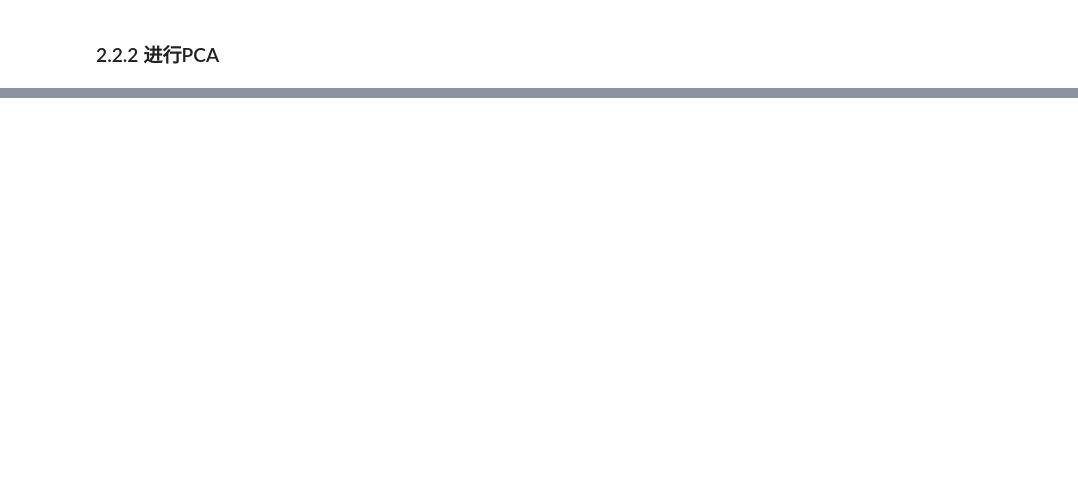
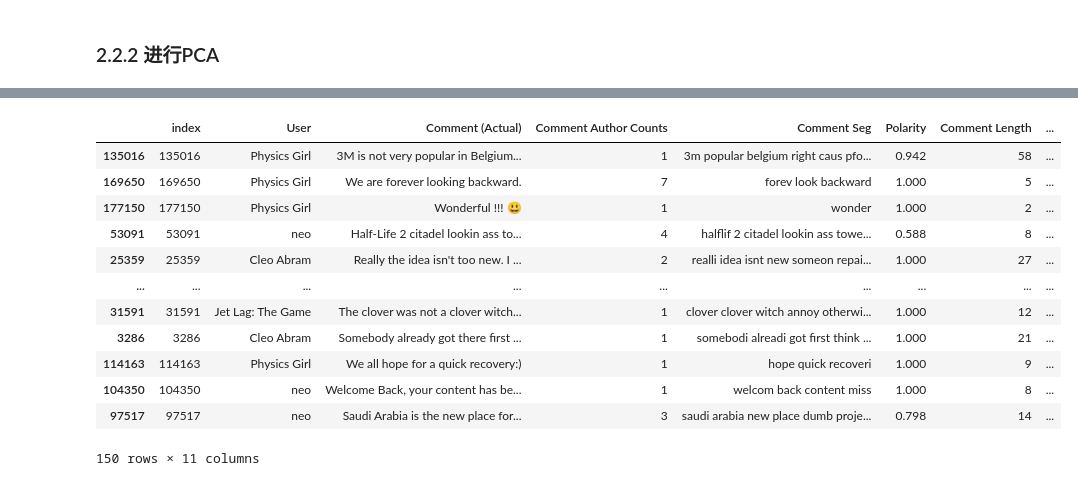
Before and after one commit to Blackteaxx/PythonDataAnalyze, a Jupyter notebook: PCA&Clustered/test.ipynb, the cells around one changed output, grey strips where cells are left out. Cells and saved outputs as stored; diff of their text form; code cells hidden in the pictures; blank space fills up the shorter version.

```diff
--- a/PCA&Clustered/test.ipynb
+++ b/PCA&Clustered/test.ipynb
@@ -261,0 +317,4 @@ np.savetxt("bertlabelPCA.csv", reduced_data, delimiter=',', fmt='%.8f')
+# %%
+testdf = finaldf.sample(n=150)
+testdf
+testdf.to_csv("testDataSet.csv", index=False)
@@ -261,0 +325,16 @@ np.savetxt("bertlabelPCA.csv", reduced_data, delimiter=',', fmt='%.8f')
+# %%
+testdf
+# %% [output]
+|  | index | User | Comment (Actual) | Comment Author Counts | Comment Seg | Polarity | Comment Length | ... |
+| 135016 | 135016 | Physics Girl | 3M is not very popular in Belgium... | 1 | 3m popular belgium right caus pfo... | 0.942 | 58 | ... |
+| 169650 | 169650 | Physics Girl | We are forever looking backward. | 7 | forev look backward | 1.000 | 5 | ... |
+| 177150 | 177150 | Physics Girl | Wonderful !!! 😃 | 1 | wonder | 1.000 | 2 | ... |
+| 53091 | 53091 | neo | Half-Life 2 citadel lookin ass to... | 4 | halflif 2 citadel lookin ass towe... | 0.588 | 8 | ... |
+| 25359 | 25359 | Cleo Abram | Really the idea isn't too new. I ... | 2 | realli idea isnt new someon repai... | 1.000 | 27 | ... |
+| ... | ... | ... | ... | ... | ... | ... | ... | ... |
+| 31591 | 31591 | Jet Lag: The Game | The clover was not a clover witch... | 1 | clover clover witch annoy otherwi... | 1.000 | 12 | ... |
+| 3286 | 3286 | Cleo Abram | Somebody already got there first ... | 1 | somebodi alreadi got first think ... | 1.000 | 21 | ... |
+| 114163 | 114163 | Physics Girl | We all hope for a quick recovery:) | 1 | hope quick recoveri | 1.000 | 9 | ... |
+| 104350 | 104350 | neo | Welcome Back, your content has be... | 1 | welcom back content miss | 1.000 | 8 | ... |
+| 97517 | 97517 | neo | Saudi Arabia is the new place for... | 3 | saudi arabia new place dumb proje... | 0.798 | 14 | ... |
+150 rows × 11 columns
```
Also changed, not shown: parts of 10 cells of this notebook, 1 other file.
